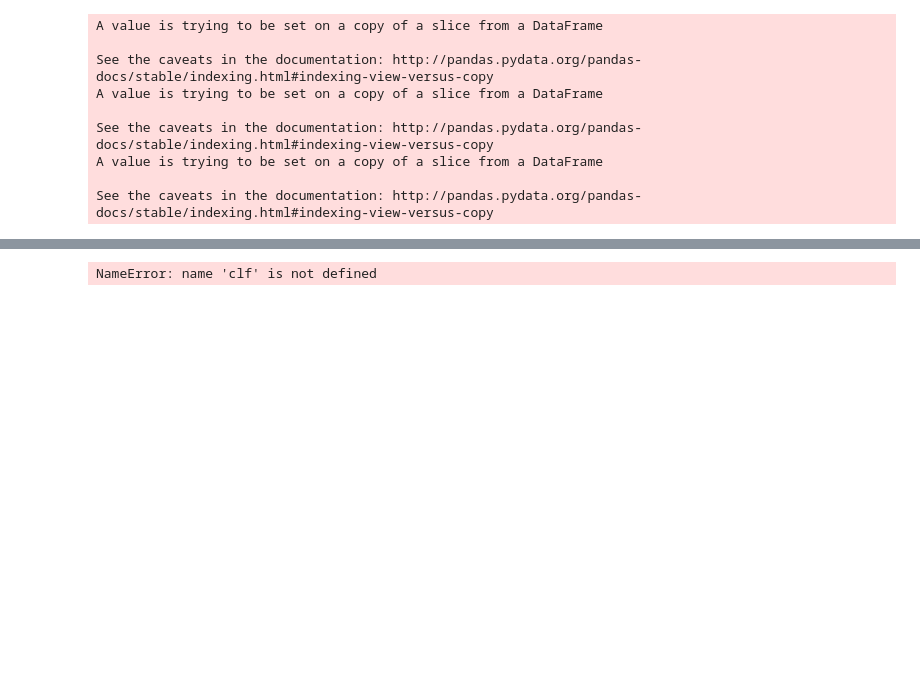
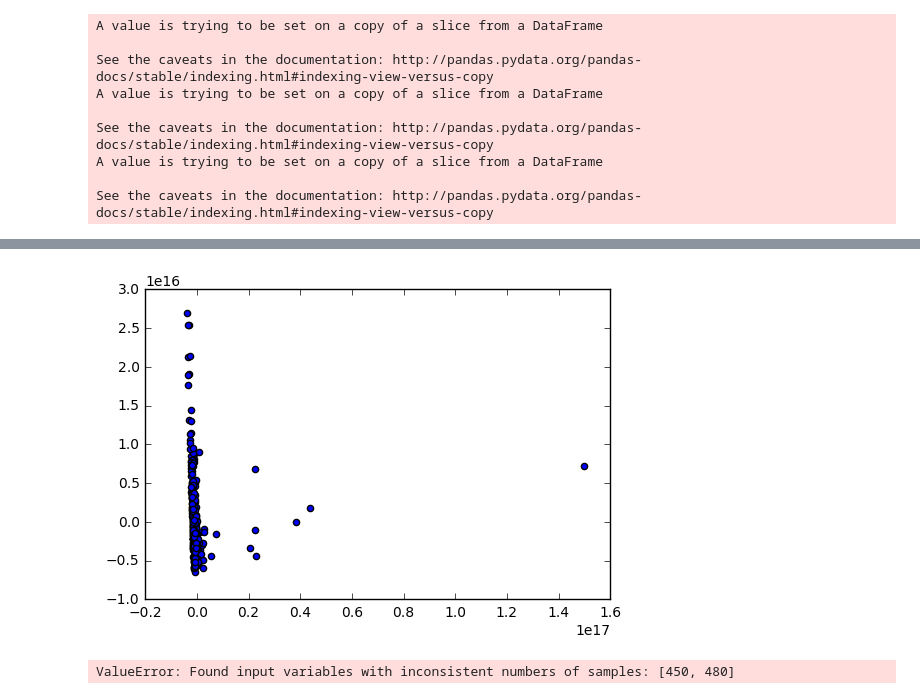
Before and after one commit to carterkrem/221Project, a Jupyter notebook: moneyball.ipynb, the cells around one changed output, grey strips where cells are left out. Cells and saved outputs as stored; diff of their text form; code cells hidden in the pictures; blank space fills up the shorter version.

```diff
--- a/moneyball.ipynb
+++ b/moneyball.ipynb
@@ -318,8 +243,47 @@ NameError: name 'train_x' is not defined
-# %%
-predictions = clf.predict(test_success_x)
-
-
-print(metrics.mean_squared_error(actual, predictions))
-print(metrics.r2_score(actual, predictions))
-# %% [output]
-NameError: name 'clf' is not defined
+# %%
+# PREDICT WINS
+# We attempt PCA to reduce the high-dimensionality of the features even further
+# Then, we attempt KNN
+payment_x = p.read_csv('payment_x.csv')
+teamWins = p.read_csv('teamWins.csv')
+teamWins.drop(teamWins.columns[0], axis=1, inplace=True)
+years = teamWins.values.tolist()
+payment_y = [item for sublist in years for item in sublist]
+payment_y = np.array(payment_y)
+payment_y = (payment_y - 40) / 5
+
+payment_x[payment_x.columns[0]] = payment_x[payment_x.columns[0]]**2
+payment_x[payment_x.columns[1]] = payment_x[payment_x.columns[1]]**2
+
+payment_train_x, payment_test_x, payment_train_y, payment_test_y = train_test_split(payment_x, payment_y, test_size=0.3, random_state=0)
+
+# PCA
+from sklearn.decomposition import PCA as sklearnPCA
+pca = sklearnPCA(n_components=2)
+train_transformed = pca.fit_transform(payment_train_x)
+plt.scatter(train_transformed[:,0:1], train_transformed[:,1:2])
+test_transformed = pca.fit_transform(payment_test_x)
+
+# KNN
+from sklearn.neighbors import KNeighborsClassifier
+neigh = KNeighborsClassifier(n_neighbors=1)
+neigh.fit(train_transformed, payment_train_y)
+predictions = neigh.predict(test_transformed)
+
+# LR
+wins_regr = linear_model.LinearRegression()
+scores = cross_val_score(wins_regr, train_transformed, payment_train_y, cv=5)
+wins_regr.fit(train_transformed, payment_train_y)
+predictions = wins_regr.predict(test_transformed)
+# %% [output]
+[figure, added]
+# %%
+# Now, predict wins based off of standard features
+payment_x = p.read_csv('FullTwenty.csv')
+payment_y = [item for sublist in years for item in sublist]
+payment_train_x, payment_test_x, payment_train_y, payment_test_y = train_test_split(payment_x, payment_y, test_size=0.3, random_state=0)
+wins_regr = linear_model.LinearRegression()
+scores = cross_val_score(wins_regr, payment_train_x, payment_train_y, cv=5)
+print(np.mean(scores))
+# %% [output]
+ValueError: Found input variables with inconsistent numbers of samples: [450, 480]
```
Also changed, not shown: parts of 6 cells of this notebook.
